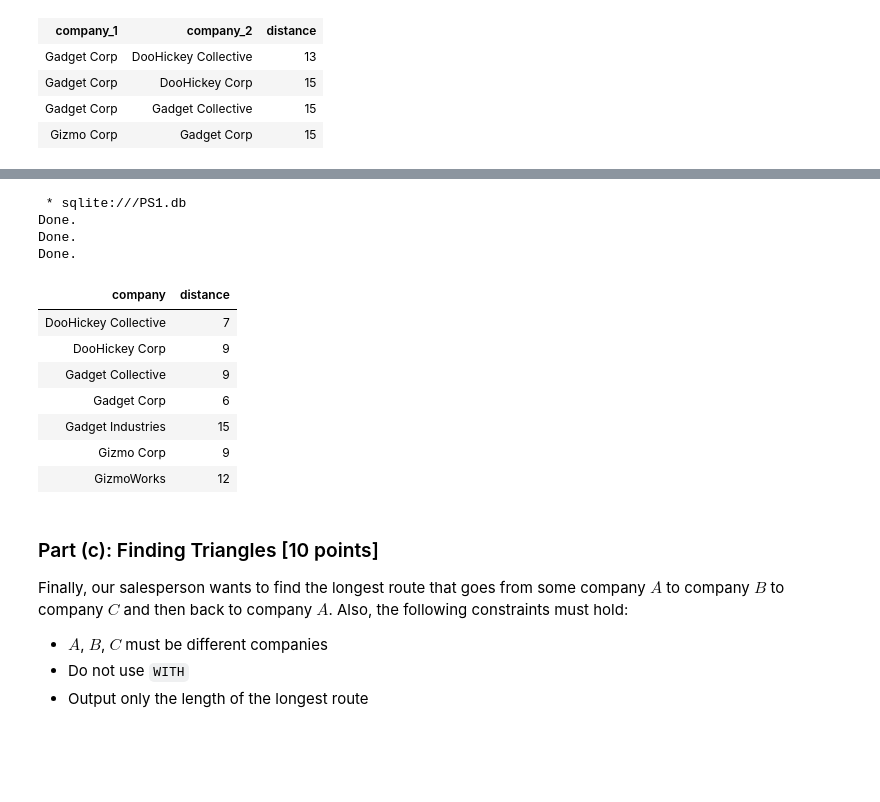
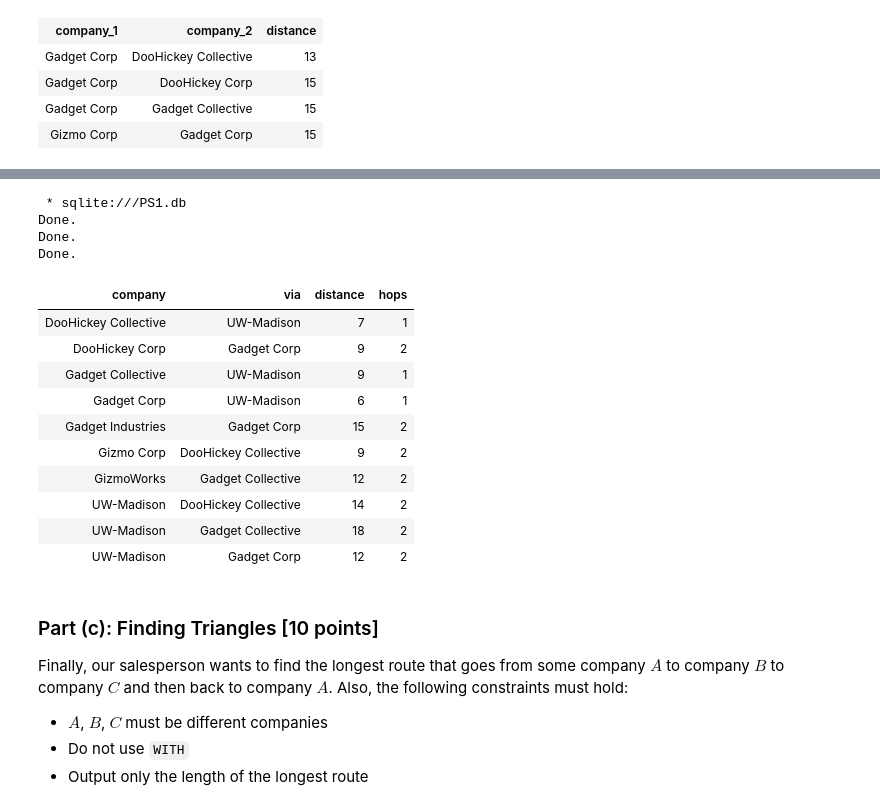
Before and after one commit to AaronMelcher/CS564, a Jupyter notebook: Homework/SQL/hw1.ipynb, the cells around one changed output, grey strips where cells are left out. Cells and saved outputs as stored; diff of their text form; code cells hidden in the pictures; blank space fills up the shorter version.

```diff
--- a/Homework/SQL/hw1.ipynb
+++ b/Homework/SQL/hw1.ipynb
@@ -560,33 +532,35 @@ Done.
 # %%
 %%sql
-drop view if exists uw_proximity;
-create view uw_proximity as
-    select s.B as company, s.d as distance
-    from streets s
-    where s.A = 'UW-Madison'
+drop view if exists near_uw;
+create view near_uw as
+select distinct A as company, B as via, d as distance, 1 as hops
+from streets
+where B = 'UW-Madison'
 
-    union
+union
 
-    select s2.B as company, (s1.d + s2.d) as distance
-    from streets s1
-    join streets s2 on s1.B = s2.A
-    where s1.A = 'UW-Madison'
-        and s2.B <> 'UW-Madison';
+select distinct s2.A as company, s1.A as via, (s1.d + s2.d) as distance, 2 as hops
+from streets s1
+join streets s2 on s1.A = s2.B
+where s1.B = 'UW-Madison';
 
-select * from uw_proximity
+select * from near_uw
 # %% [output]
  * sqlite:///PS1.db
 Done.
 Done.
 Done.
-| company | distance |
-| DooHickey Collective | 7 |
-| DooHickey Corp | 9 |
-| Gadget Collective | 9 |
-| Gadget Corp | 6 |
-| Gadget Industries | 15 |
-| Gizmo Corp | 9 |
-| GizmoWorks | 12 |
+| company | via | distance | hops |
+| DooHickey Collective | UW-Madison | 7 | 1 |
+| DooHickey Corp | Gadget Corp | 9 | 2 |
+| Gadget Collective | UW-Madison | 9 | 1 |
+| Gadget Corp | UW-Madison | 6 | 1 |
+| Gadget Industries | Gadget Corp | 15 | 2 |
+| Gizmo Corp | DooHickey Collective | 9 | 2 |
+| GizmoWorks | Gadget Collective | 12 | 2 |
+| UW-Madison | DooHickey Collective | 14 | 2 |
+| UW-Madison | Gadget Collective | 18 | 2 |
+| UW-Madison | Gadget Corp | 12 | 2 |
 # %% [markdown]
 ### Part (c): Finding Triangles [10 points]
 
```
Also changed, not shown: parts of 2 cells of this notebook, 2 other files.
